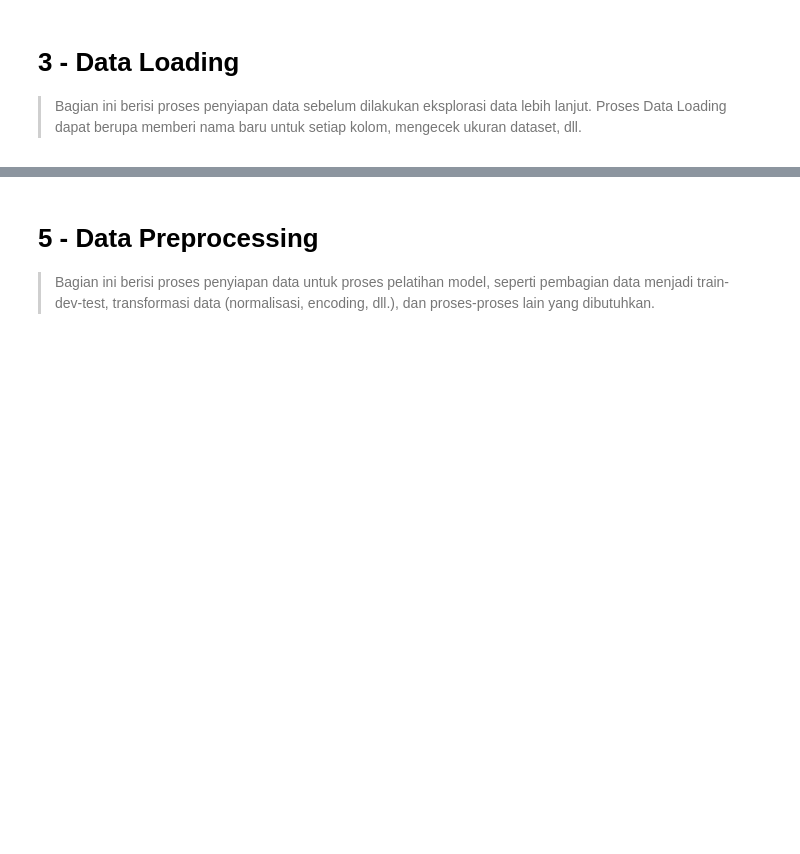
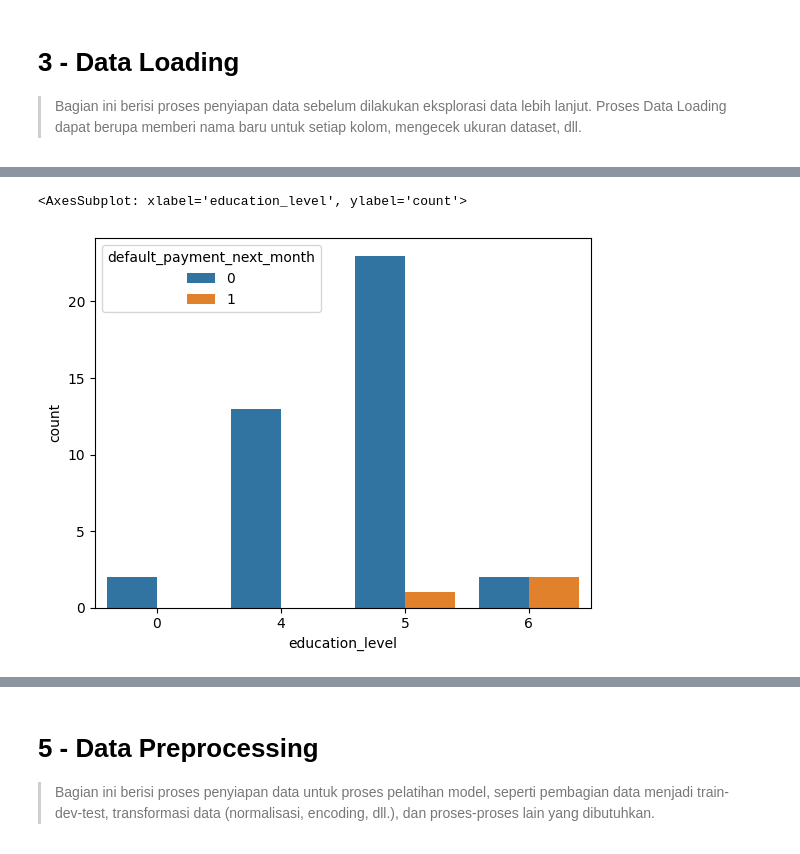
Before and after one commit to jasonrichdarmawan/p1-ml1, a Jupyter notebook: h8dsft_P1M1_jason_rich_darmawan_onggo_putra.ipynb, the cells around one changed output, grey strips where cells are left out. Drawn from its saved outputs; the diff is of its cells as text; code cells hidden in the pictures; blank space fills up the shorter version.

```diff
--- a/h8dsft_P1M1_jason_rich_darmawan_onggo_putra.ipynb
+++ b/h8dsft_P1M1_jason_rich_darmawan_onggo_putra.ipynb
@@ -223,0 +413,10 @@ y or target:
+# %%
+# double check education_level
+# education_level=6 or unknown is more likely to default
+# compared to other education_level
+# However, the frequency is too small.
+sns.countplot(data=data_set[~data_set['education_level'].isin([1,2,3])],
+              x="education_level", hue="default_payment_next_month")
+# %% [output]
+<AxesSubplot: xlabel='education_level', ylabel='count'>
+[figure, added]
```
Also changed, not shown: parts of 57 cells of this notebook.
